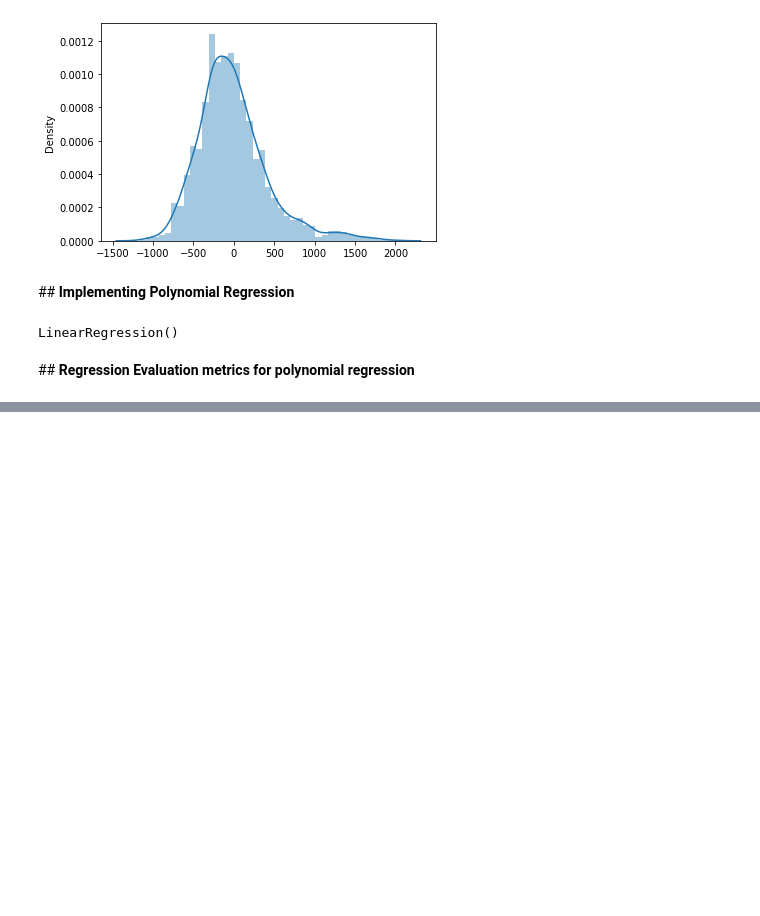
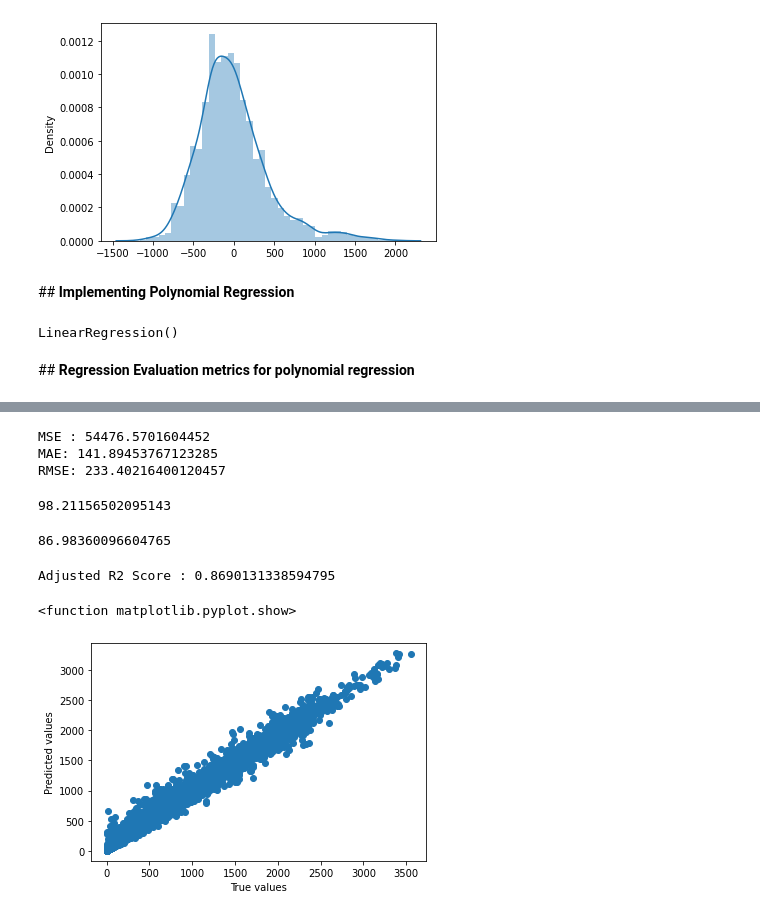
Before and after one commit to ShreedarshM/Bike-Sharing-Demand, a Jupyter notebook: Bike_Sharing_Demand_Prediction_Capstone_Project.ipynb, the cells around one changed output, grey strips where cells are left out. Drawn from its saved outputs; the diff is of its cells as text; code cells hidden in the pictures; blank space fills up the shorter version.

```diff
--- a/Bike_Sharing_Demand_Prediction_Capstone_Project.ipynb
+++ b/Bike_Sharing_Demand_Prediction_Capstone_Project.ipynb
@@ -518,0 +578,36 @@ y_pred_poly_test = lin_reg.predict(X_poly_test)
+# %%
+MSE_rand = mean_squared_error(y_test, y_reg_pred_test)
+print('MSE :', MSE_rand)
+MAE_rand = mean_absolute_error(y_test, y_reg_pred_test)
+print('MAE:', MAE_rand)
+RMSE_rand = np.sqrt(MSE_rand)
+print('RMSE:', RMSE_rand)
+# %% [output]
+MSE : 54476.5701604452
+MAE: 141.89453767123285
+RMSE: 233.40216400120457
+# %%
+#R2 score
+r2_rand_train = r2_score(y_train,y_reg_pred)*100
+r2_rand_train
+# %% [output]
+98.21156502095143
+# %%
+r2_rand_test = r2_score(y_test,y_reg_pred_test)*100
+r2_rand_test
+# %% [output]
+86.98360096604765
+# %%
+#Adjusted R2 Score
+print('Adjusted R2 Score :', 1 - (1-r2_score(y_test, y_reg_pred_test))*(X_test.shape[0]-1)/(X_test.shape[0]-X_test.shape[1]-1))
+# %% [output]
+Adjusted R2 Score : 0.8690131338594795
+# %%
+#Analyzing true and predicted values
+plt.scatter(y_train,y_reg_pred)
+plt.xlabel('True values')
+plt.ylabel('Predicted values')
+plt.show
+# %% [output]
+<function matplotlib.pyplot.show>
+[figure, added]
```
Also changed, not shown: parts of 14 cells of this notebook.
